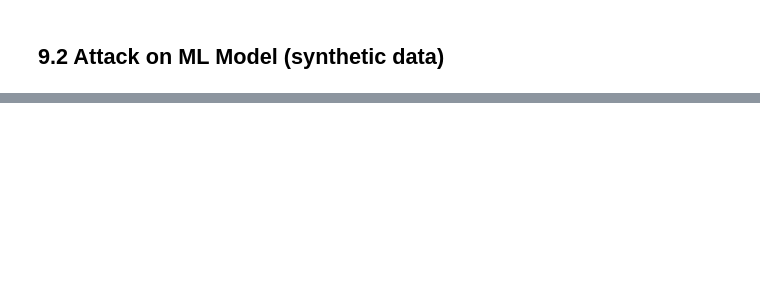
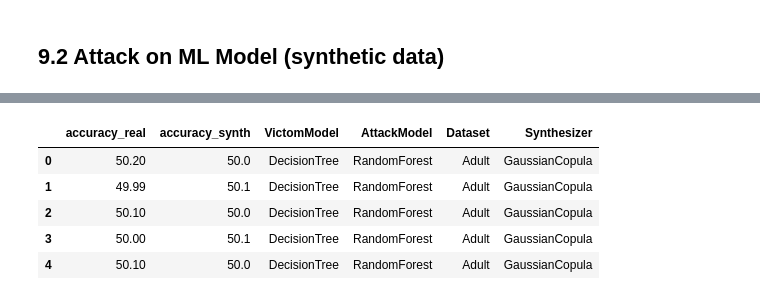
Before and after one commit to flaviodunlop/flaviodunlop-wiar_III_Defending_MIA_with_SynthData, a Jupyter notebook: mia.ipynb, the cells around one changed output, grey strips where cells are left out. Saved outputs shown, nothing was run; the diff lists cells and outputs as text; code cells hidden in the pictures; blank space fills up the shorter version.

```diff
--- a/mia.ipynb
+++ b/mia.ipynb
@@ -294,0 +281,19 @@ MIA Attack Accuracy ML(synth Data): 0.5061253372252443
+# %%
+accuracy_real = [50.2, 49.99, 50.1, 50.0, 50.1]
+accuracy_synth = [50.0, 50.1, 50.0, 50.1, 50.0]
+# %%
+# create datframe from accuracy lists
+df_result = pd.DataFrame(list(zip(accuracy_real, accuracy_synth)), columns=['accuracy_real', 'accuracy_synth'])
+df_result['VictomModel'] = ['DecisionTree', 'DecisionTree', 'DecisionTree', 'DecisionTree', 'DecisionTree']
+df_result['AttackModel'] = ['RandomForest', 'RandomForest', 'RandomForest', 'RandomForest', 'RandomForest']
+df_result['Dataset'] = ['Adult', 'Adult', 'Adult', 'Adult', 'Adult']
+df_result['Synthesizer'] = ['GaussianCopula', 'GaussianCopula', 'GaussianCopula', 'GaussianCopula', 'GaussianCopula']
+
+df_result
+# %% [output]
+|  | accuracy_real | accuracy_synth | VictomModel | AttackModel | Dataset | Synthesizer |
+| 0 | 50.20 | 50.0 | DecisionTree | RandomForest | Adult | GaussianCopula |
+| 1 | 49.99 | 50.1 | DecisionTree | RandomForest | Adult | GaussianCopula |
+| 2 | 50.10 | 50.0 | DecisionTree | RandomForest | Adult | GaussianCopula |
+| 3 | 50.00 | 50.1 | DecisionTree | RandomForest | Adult | GaussianCopula |
+| 4 | 50.10 | 50.0 | DecisionTree | RandomForest | Adult | GaussianCopula |
```
Also changed, not shown: parts of 23 cells of this notebook, 2 other files.
